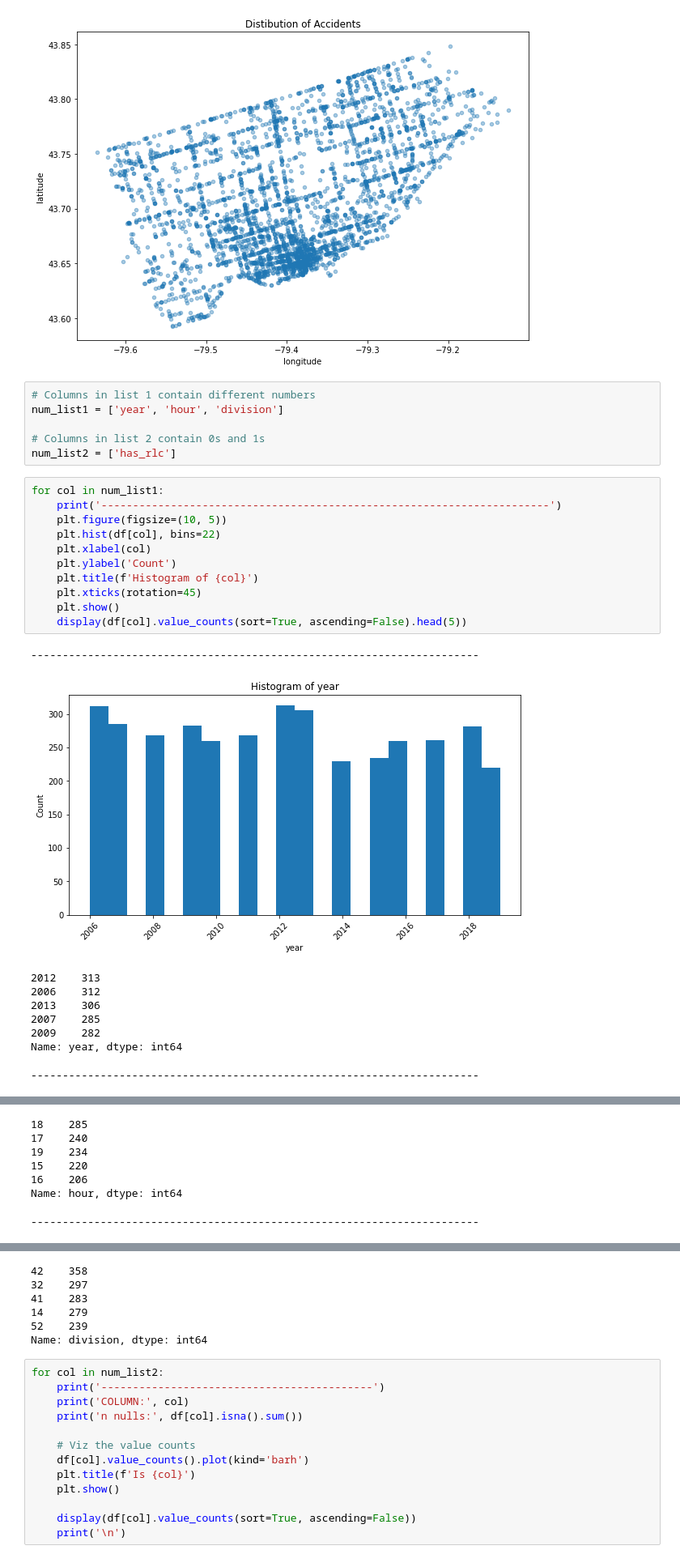
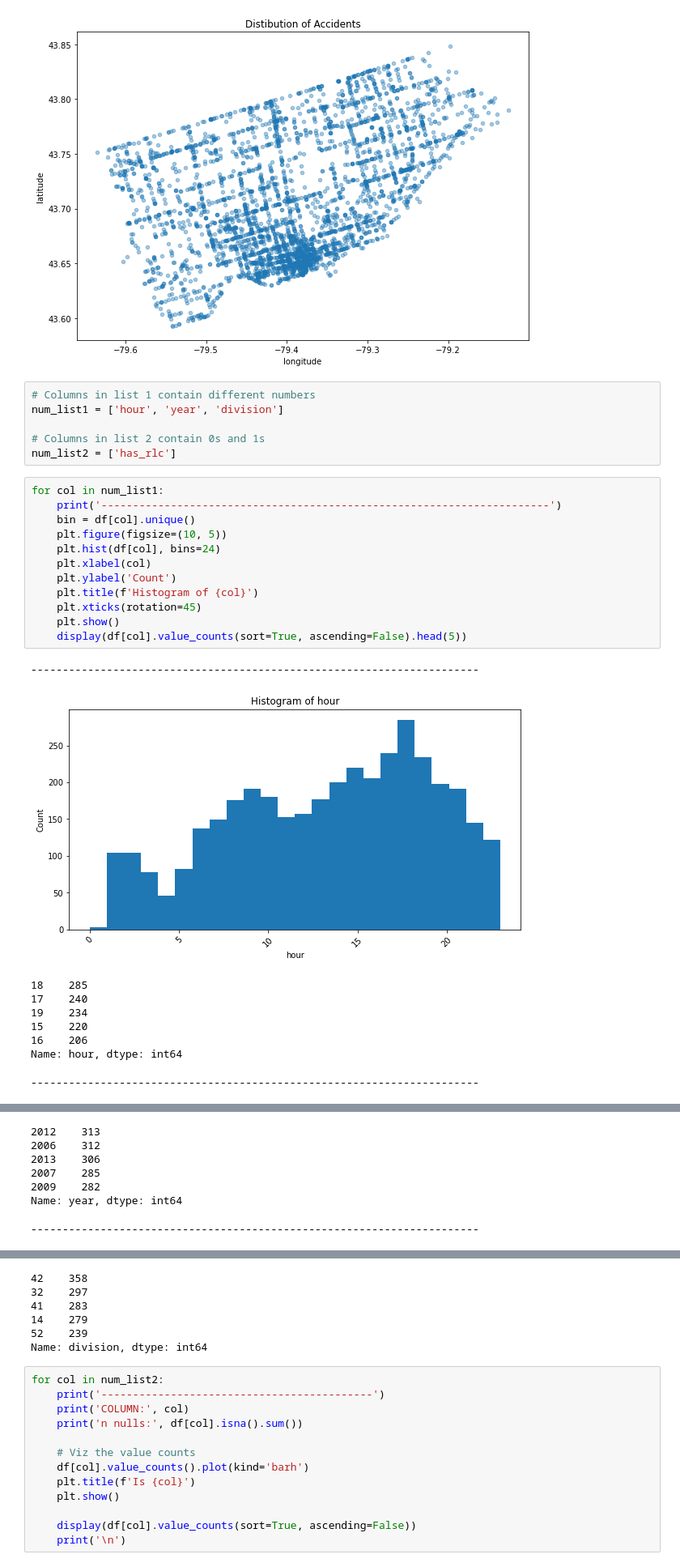
Before and after one commit to dannili/risky_pedestrian, a Jupyter notebook: 2_EDA.ipynb, the cells around one changed output, grey strips where cells are left out. Shown: that part at 81% size. Cells and saved outputs as stored; diff of their text form.

```diff
--- a/2_EDA.ipynb
+++ b/2_EDA.ipynb
@@ -373,28 +373,29 @@ plt.show()
 [figure]
 # %%
 # Columns in list 1 contain different numbers
-num_list1 = ['year', 'hour', 'division']
+num_list1 = ['hour', 'year', 'division']
 
 # Columns in list 2 contain 0s and 1s
 num_list2 = ['has_rlc']
 # %%
 for col in num_list1:
     print('-----------------------------------------------------------------------')
+    bin = df[col].unique()
     plt.figure(figsize=(10, 5))
-    plt.hist(df[col], bins=22)
+    plt.hist(df[col], bins=24)
     plt.xlabel(col)
     plt.ylabel('Count')
     plt.title(f'Histogram of {col}')
     plt.xticks(rotation=45)
     plt.show()
     display(df[col].value_counts(sort=True, ascending=False).head(5))
 # %% [output]
 -----------------------------------------------------------------------
-[figure, old version]
+[figure, new version]
-2012    313
-2006    312
-2013    306
-2007    285
-2009    282
-Name: year, dtype: int64
+18    285
+17    240
+19    234
+15    220
+16    206
+Name: hour, dtype: int64
 -----------------------------------------------------------------------
@@ -402,7 +403,7 @@ Name: year, dtype: int64
-18    285
-17    240
-19    234
-15    220
-16    206
-Name: hour, dtype: int64
+2012    313
+2006    312
+2013    306
+2007    285
+2009    282
+Name: year, dtype: int64
 -----------------------------------------------------------------------
```
Also changed, not shown: parts of 1 cell of this notebook, 3 other files.
